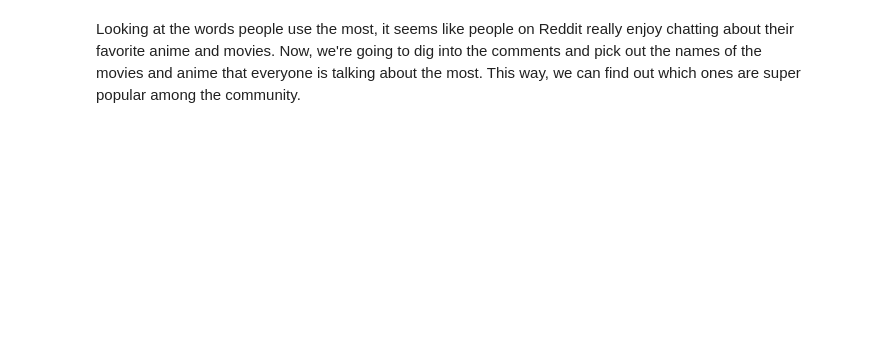
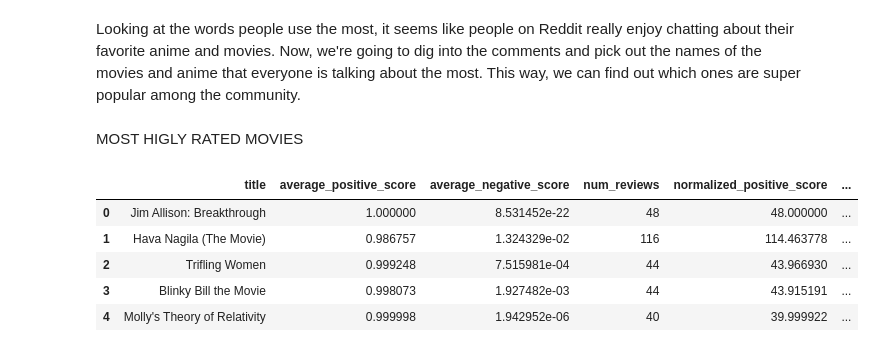
Before and after one commit to Sangeetha-238/BigData_Reddit_Analysis, a Jupyter notebook: code/nlp/visualizations.ipynb, the cells around one changed output. Drawn from its saved outputs; the diff is of its cells as text; code cells hidden in the pictures; blank space fills up the shorter version.

```diff
--- a/code/nlp/visualizations.ipynb
+++ b/code/nlp/visualizations.ipynb
@@ -76,3 +76,5 @@ fig.show()
 [interactive output not drawn]
 # %% [markdown]
 Looking at the words people use the most, it seems like people on Reddit really enjoy chatting about their favorite anime and movies. Now, we're going to dig into the comments and pick out the names of the movies and anime that everyone is talking about the most. This way, we can find out which ones are super popular among the community.
+# %% [markdown]
+MOST HIGLY RATED MOVIES
@@ -78,0 +84,11 @@ Looking at the words people use the most, it seems like people on Reddit really
+# %%
+positive_movies = pd.read_csv("../../data/csv/20_positive_movieReviews.csv")
+# %%
+positive_movies.head(5)
+# %% [output]
+|  | title | average_positive_score | average_negative_score | num_reviews | normalized_positive_score | ... |
+| 0 | Jim Allison: Breakthrough | 1.000000 | 8.531452e-22 | 48 | 48.000000 | ... |
+| 1 | Hava Nagila (The Movie) | 0.986757 | 1.324329e-02 | 116 | 114.463778 | ... |
+| 2 | Trifling Women | 0.999248 | 7.515981e-04 | 44 | 43.966930 | ... |
+| 3 | Blinky Bill the Movie | 0.998073 | 1.927482e-03 | 44 | 43.915191 | ... |
+| 4 | Molly's Theory of Relativity | 0.999998 | 1.942952e-06 | 40 | 39.999922 | ... |
```
Also changed, not shown: parts of 11 cells of this notebook, 3 other files.
